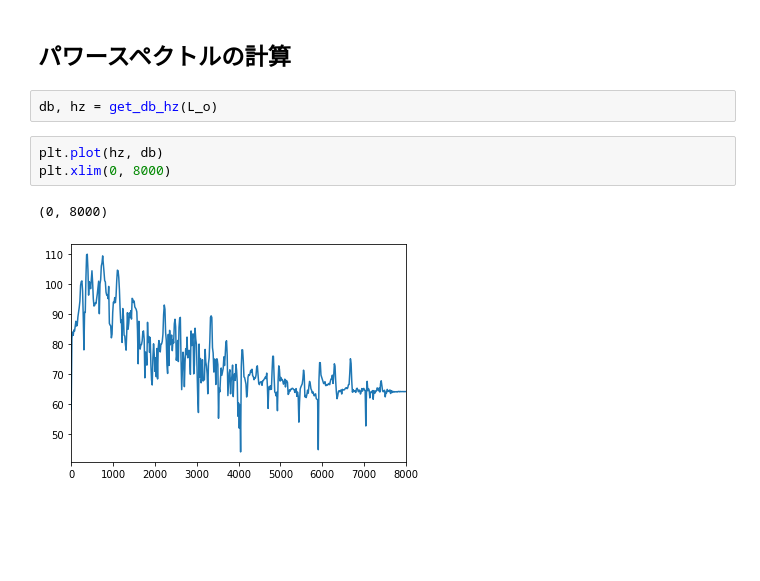
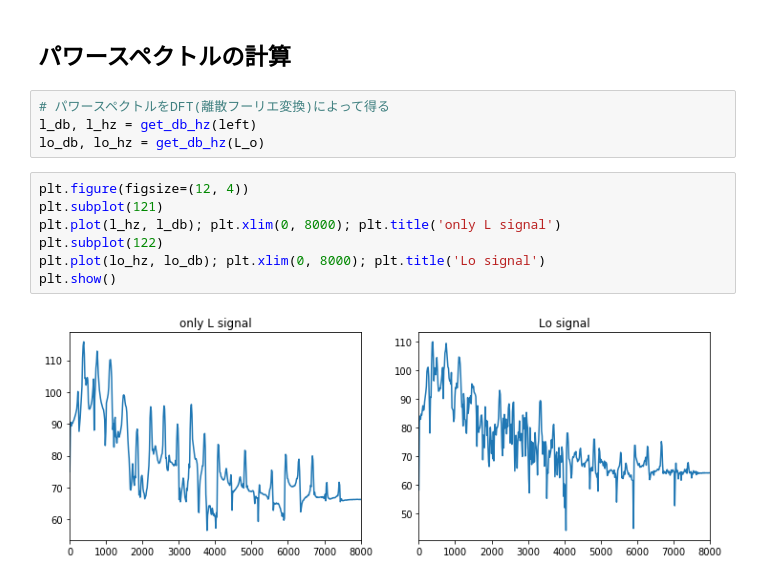
Before and after one commit to kargenk/sound_processing, a Jupyter notebook: stereo_sound.ipynb, the cells around one changed output. Cells and saved outputs as stored; diff of their text form; blank space fills up the shorter version.

Commit message:
[add] plot of only left signal

```diff
--- a/stereo_sound.ipynb
+++ b/stereo_sound.ipynb
@@ -93,11 +93,16 @@ IPython.display.Audio(data=y_cut, rate=sr)  # 該当箇所の音
 [interactive output not drawn]
 # %% [markdown]
 ## パワースペクトルの計算
-# %%
-db, hz = get_db_hz(L_o)
-# %%
-plt.plot(hz, db)
-plt.xlim(0, 8000)
-# %% [output]
-(0, 8000)
-[figure, removed]
+# %%
+# パワースペクトルをDFT(離散フーリエ変換)によって得る
+l_db, l_hz = get_db_hz(left)
+lo_db, lo_hz = get_db_hz(L_o)
+# %%
+plt.figure(figsize=(12, 4))
+plt.subplot(121)
+plt.plot(l_hz, l_db); plt.xlim(0, 8000); plt.title('only L signal')
+plt.subplot(122)
+plt.plot(lo_hz, lo_db); plt.xlim(0, 8000); plt.title('Lo signal')
+plt.show()
+# %% [output]
+[figure, added]
```
Also changed, not shown: parts of 1 cell of this notebook.
